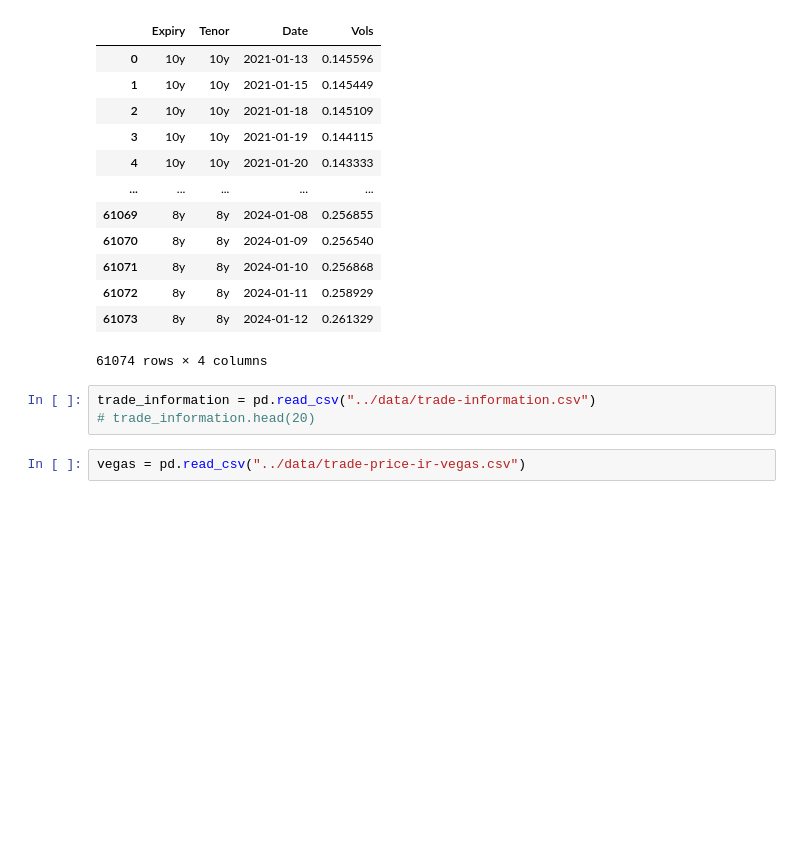
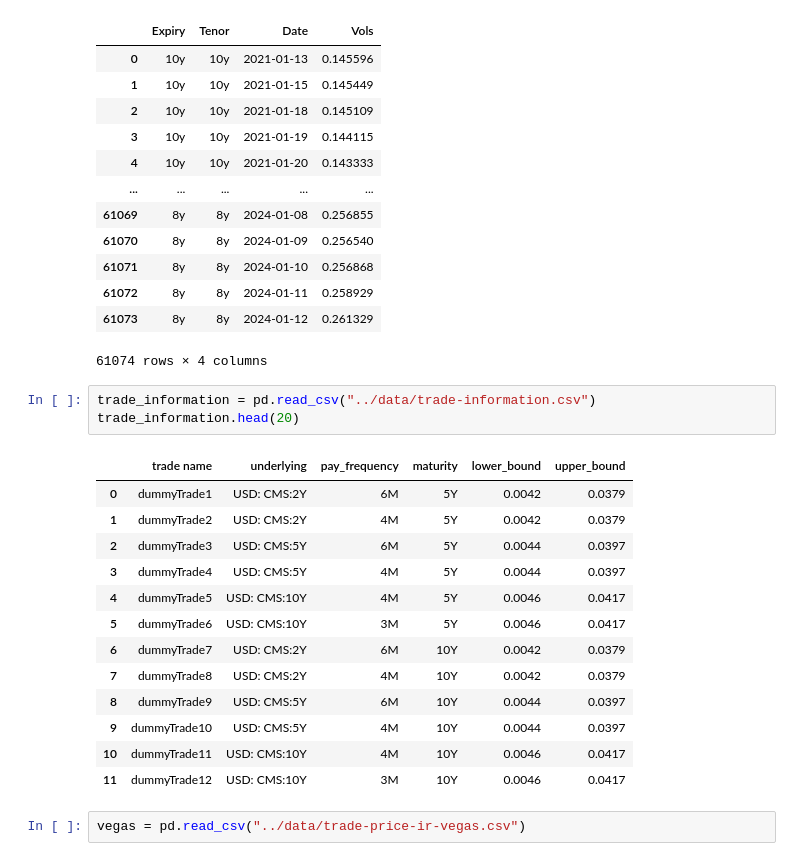
Before and after one commit to Owenliu50377/UBS-Contest, a Jupyter notebook: codes/data_inspection.ipynb, the cells around one changed output. Saved outputs shown, nothing was run; the diff lists cells and outputs as text; blank space fills up the shorter version.

Commit message:
add the trade information

```diff
--- a/codes/data_inspection.ipynb
+++ b/codes/data_inspection.ipynb
@@ -68,7 +56,21 @@ gp_vols
 61074 rows × 4 columns
 # %%
 trade_information = pd.read_csv("../data/trade-information.csv")
-# trade_information.head(20)
+trade_information.head(20)
+# %% [output]
+|  | trade name | underlying | pay_frequency | maturity | lower_bound | upper_bound |
+| 0 | dummyTrade1 | USD: CMS:2Y | 6M | 5Y | 0.0042 | 0.0379 |
+| 1 | dummyTrade2 | USD: CMS:2Y | 4M | 5Y | 0.0042 | 0.0379 |
+| 2 | dummyTrade3 | USD: CMS:5Y | 6M | 5Y | 0.0044 | 0.0397 |
+| 3 | dummyTrade4 | USD: CMS:5Y | 4M | 5Y | 0.0044 | 0.0397 |
+| 4 | dummyTrade5 | USD: CMS:10Y | 4M | 5Y | 0.0046 | 0.0417 |
+| 5 | dummyTrade6 | USD: CMS:10Y | 3M | 5Y | 0.0046 | 0.0417 |
+| 6 | dummyTrade7 | USD: CMS:2Y | 6M | 10Y | 0.0042 | 0.0379 |
+| 7 | dummyTrade8 | USD: CMS:2Y | 4M | 10Y | 0.0042 | 0.0379 |
+| 8 | dummyTrade9 | USD: CMS:5Y | 6M | 10Y | 0.0044 | 0.0397 |
+| 9 | dummyTrade10 | USD: CMS:5Y | 4M | 10Y | 0.0044 | 0.0397 |
+| 10 | dummyTrade11 | USD: CMS:10Y | 4M | 10Y | 0.0046 | 0.0417 |
+| 11 | dummyTrade12 | USD: CMS:10Y | 3M | 10Y | 0.0046 | 0.0417 |
 # %%
 vegas = pd.read_csv("../data/trade-price-ir-vegas.csv")
 # %% [markdown]
```
Also changed, not shown: parts of 6 cells of this notebook.
